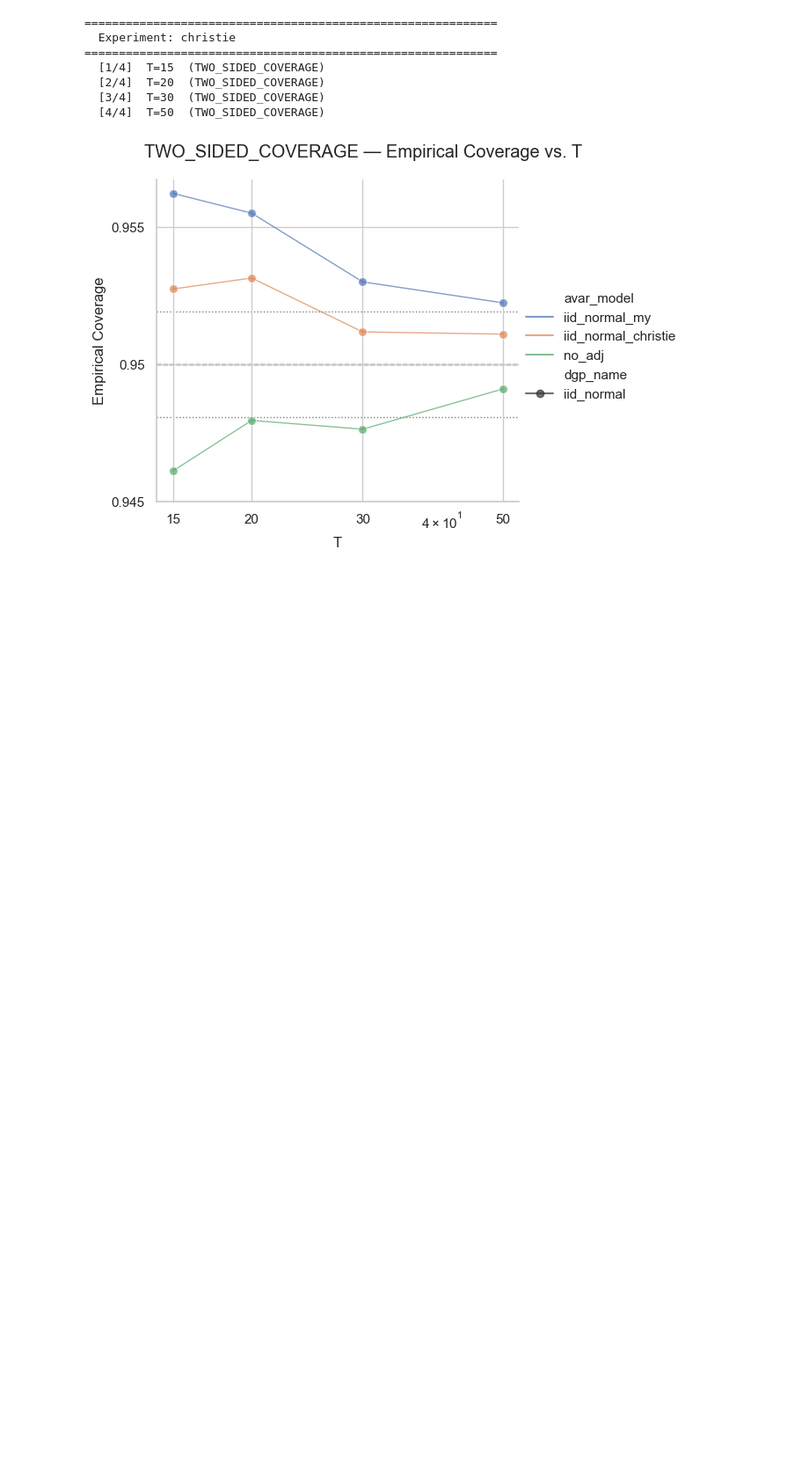
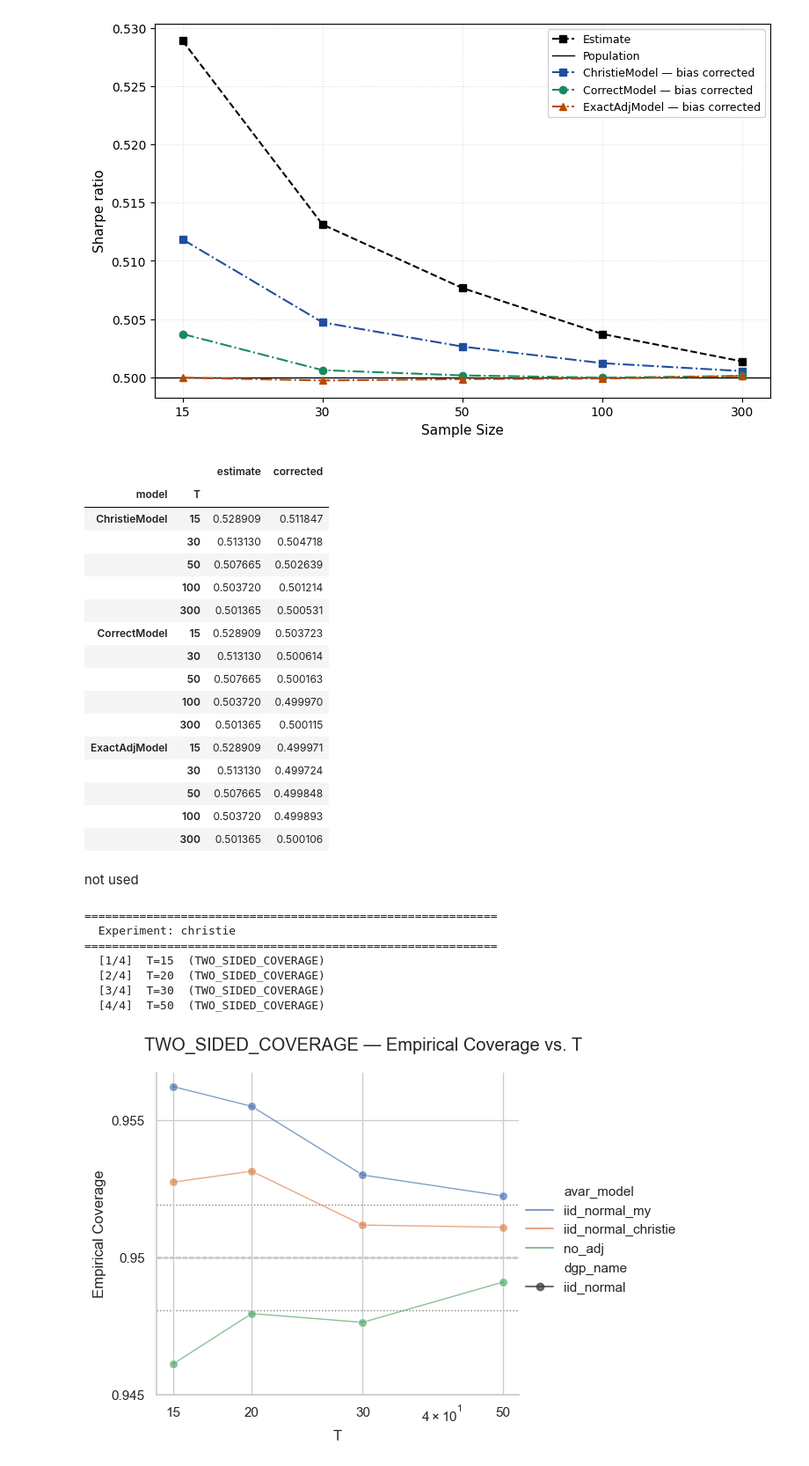
Before and after one commit to Fabro2701/sharpe_ratio_TFM, a Jupyter notebook: notebooks/presentation/christie.ipynb, the cells around one changed output. Shown at 88% size. Cells and saved outputs as stored; diff of their text form; code cells hidden in the pictures; blank space fills up the shorter version.

```diff
--- a/notebooks/presentation/christie.ipynb
+++ b/notebooks/presentation/christie.ipynb
@@ -1,3 +74,28 @@
+# %%
+folder = PLOTS_DIR / "bias"
+df = run_bias_comp(0.5, N, Ts, dgp, models, savefig=folder/"christie.png", n_jobs=1)
+df
+# %% [output]
+[figure, added]
+|  |  | estimate | corrected |
+| model | T |  |  |
+| ChristieModel | 15 | 0.528909 | 0.511847 |
+|  | 30 | 0.513130 | 0.504718 |
+|  | 50 | 0.507665 | 0.502639 |
+|  | 100 | 0.503720 | 0.501214 |
+|  | 300 | 0.501365 | 0.500531 |
+| CorrectModel | 15 | 0.528909 | 0.503723 |
+|  | 30 | 0.513130 | 0.500614 |
+|  | 50 | 0.507665 | 0.500163 |
+|  | 100 | 0.503720 | 0.499970 |
+|  | 300 | 0.501365 | 0.500115 |
+| ExactAdjModel | 15 | 0.528909 | 0.499971 |
+|  | 30 | 0.513130 | 0.499724 |
+|  | 50 | 0.507665 | 0.499848 |
+|  | 100 | 0.503720 | 0.499893 |
+|  | 300 | 0.501365 | 0.500106 |
+# %% [markdown]
+not used
 # %%
 from core.sr_study_analysis import run_analysis, run_selected_configs, ExperimentSpec
 from core.sr_sim import StudyType
```
Also changed, not shown: parts of 7 cells of this notebook, 3 other files.
